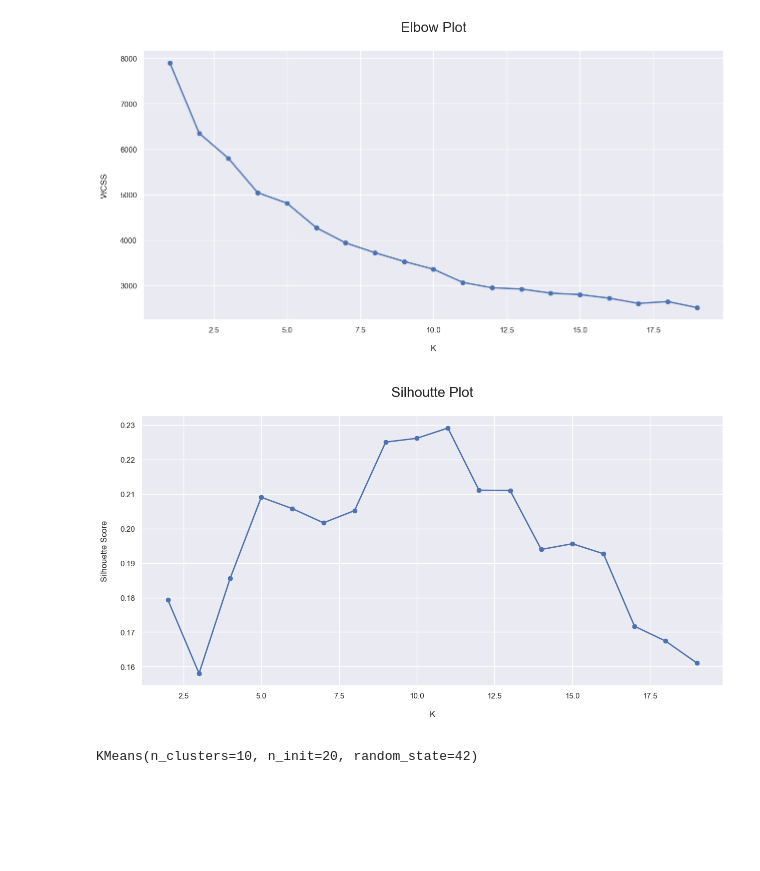
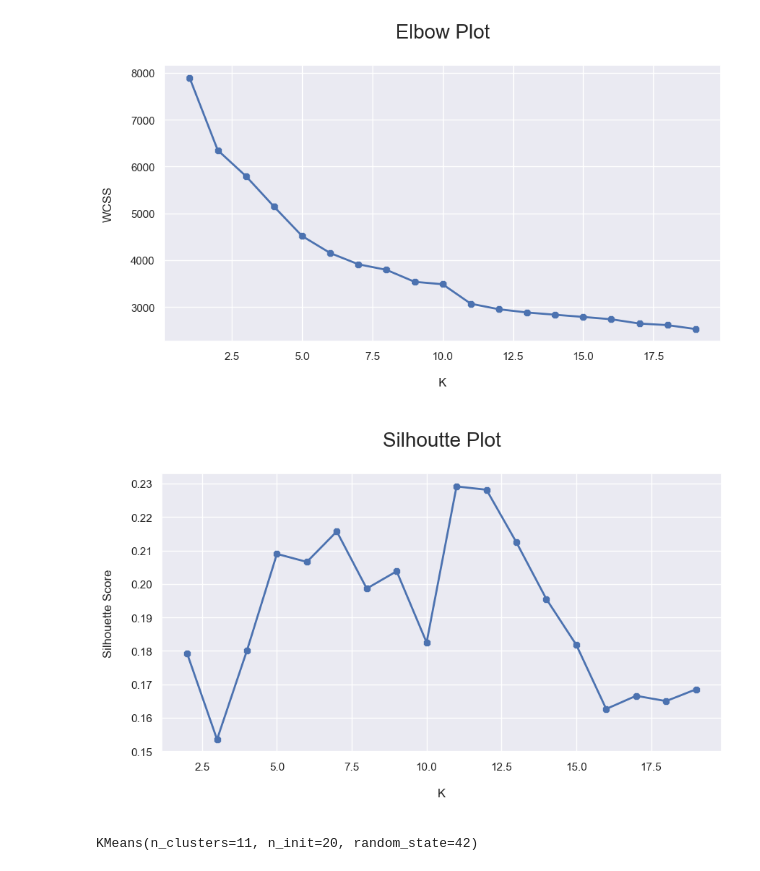
Before and after one commit to Mrfunderburker/Music-Recommendation-Algorithm, a Jupyter notebook: code/modeling.ipynb, the cells around one changed output. Cells and saved outputs as stored; diff of their text form; code cells hidden in the pictures; blank space fills up the shorter version.

```diff
--- a/code/modeling.ipynb
+++ b/code/modeling.ipynb
@@ -21,30 +25,30 @@ df.head()
 # %%
 X1 =df.loc[:, ['dating', 'violence', 'world/life', 'night/time', 'shake the audience', 'family/gospel', 'romantic', 'communication', 'obscene', 'music', 'movement/places', 'light/visual perceptions', 'family/spiritual', 'sadness', 'feelings', 'age']].values
 
 wcss = []
 
 for k in range(1,20):
-    kmeans = KMeans(n_clusters=k, init="k-means++")
+    kmeans = KMeans(n_clusters=k, init="k-means++", random_state=42)
     kmeans.fit(X1)
     wcss.append(kmeans.inertia_)
 
-plt.figure(figsize = (15, 7))
+plt.figure(figsize = (10, 5))
 sns.set(style="darkgrid")
 plt.plot(range(1, 20), wcss, linewidth = 2, marker = '8')
 plt.title('Elbow Plot\n', fontsize = 20)
 plt.xlabel('\nK\n')
 plt.ylabel('WCSS\n')
 plt.show()
 # %% [output]
-[figure, old version]
+[figure, new version]
 # %%
 silhouette = []
 for k in range(2, 20):
-    kmeans = KMeans(n_clusters = k, init = 'k-means++')
+    kmeans = KMeans(n_clusters = k, init = 'k-means++', random_state=42)
     predictions = kmeans.fit_predict(X1)
     silhouette.append(metrics.silhouette_score(X1, predictions))
 
-plt.figure(figsize = (15, 7))
+plt.figure(figsize = (10, 5))
 sns.set(style="darkgrid")
 plt.plot(range(2, 20), silhouette, linewidth = 2, marker = '8')
 plt.title('Silhoutte Plot\n', fontsize = 20)
@@ -52,12 +56,12 @@ plt.xlabel('\nK\n')
 plt.ylabel('Silhouette Score\n')
 plt.show()
 # %% [output]
-[figure, old version]
+[figure, new version]
 # %%
-kmeans = KMeans(n_clusters=10, init = "k-means++", n_init=20, random_state =42)
+kmeans = KMeans(n_clusters=11, init = "k-means++", n_init=20, random_state =42)
 kmeans.fit(X1)
 # %% [output]
-KMeans(n_clusters=10, n_init=20, random_state=42)
+KMeans(n_clusters=11, n_init=20, random_state=42)
 # %%
 labels = kmeans.fit_predict(X1)
 labels
```
Also changed, not shown: parts of 21 cells of this notebook, 3 other files.
